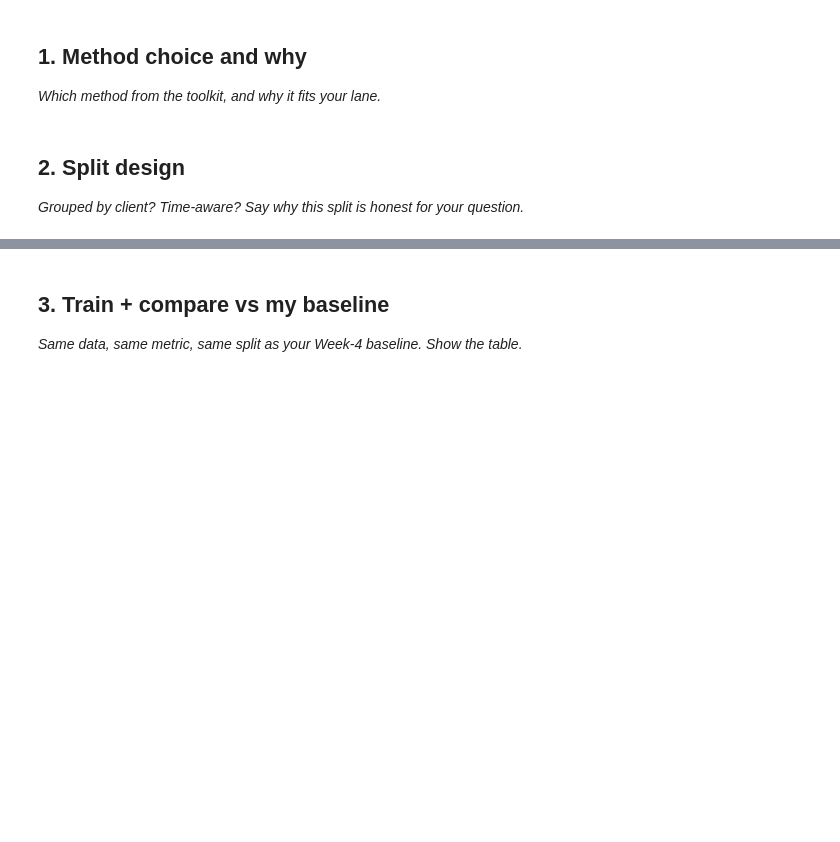
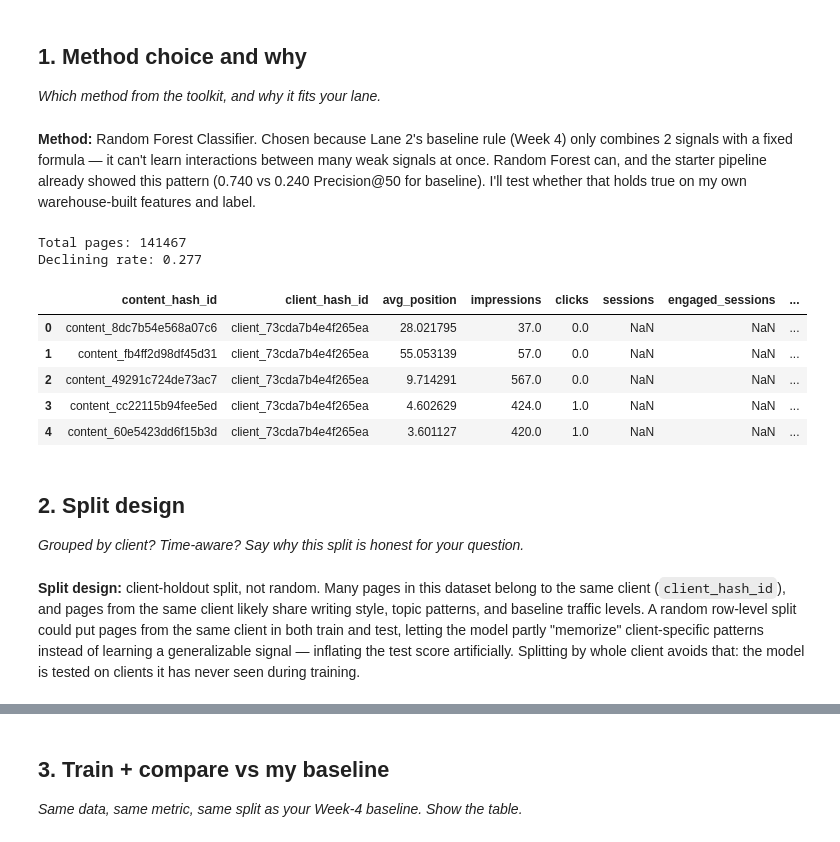
Before and after one commit to rifkiay/flyrank-ml-internship-starter, a Jupyter notebook: work/notebooks/w05_model.ipynb, the cells around one changed output, grey strips where cells are left out. Cells and saved outputs as stored; diff of their text form; code cells hidden in the pictures; blank space fills up the shorter version.

Commit message:
complete week 5

```diff
--- a/work/notebooks/w05_model.ipynb
+++ b/work/notebooks/w05_model.ipynb
@@ -16,3 +13,79 @@ This skeleton is yours to fill. Work the sections **in order** — each one has
+# %% [markdown]
+**Method:** Random Forest Classifier. Chosen because Lane 2's baseline rule (Week 4) only combines 2 signals with a fixed formula — it can't learn interactions between many weak signals at once. Random Forest can, and the starter pipeline already showed this pattern (0.740 vs 0.240 Precision@50 for baseline). I'll test whether that holds true on my own warehouse-built features and label.
+# %%
+# This cell is for CODE (numbers, a query, a check).
+# Write your text answer in the cell ABOVE this one — typing sentences here breaks Run All.
+import duckdb
+import os
+from dotenv import load_dotenv
+import pandas as pd
+
+load_dotenv()
+hf_token = os.getenv("HF_TOKEN")
+
+con = duckdb.connect()
+con.execute(f"CREATE SECRET (TYPE huggingface, TOKEN '{hf_token}')")
+
+rel = "hf://datasets/FlyRank/internship-warehouse"
+month_path = f"{rel}/fact_content_daily_performance/month=2026-03/*.parquet"
+
+# FEATURE window: March 1-15 (what the model can see)
+features_raw = con.sql(f"""
+SELECT
+    content_hash_id,
+    client_hash_id,
+    AVG(gsc_avg_position) AS avg_position,
+    SUM(gsc_impressions) AS impressions,
+    SUM(gsc_clicks) AS clicks,
+    SUM(ga4_sessions) AS sessions,
+    SUM(ga4_engaged_sessions) AS engaged_sessions,
+    SUM(scroll_events) AS scroll_events,
+    SUM(ga4_pageviews) AS pageviews,
+    SUM(sessions_ai) AS ai_sessions
+FROM read_parquet('{month_path}')
+WHERE gsc_data_available IS TRUE
+  AND report_date BETWEEN '2026-03-01' AND '2026-03-15'
+GROUP BY content_hash_id, client_hash_id
+HAVING SUM(gsc_impressions) > 0
+""").df()
+
+# LABEL window: March 16-31 (what we're trying to predict, never fed as a feature)
+label_raw = con.sql(f"""
+SELECT
+    content_hash_id,
+    SUM(gsc_impressions) AS impressions_label_window
+FROM read_parquet('{month_path}')
+WHERE gsc_data_available IS TRUE
+  AND report_date BETWEEN '2026-03-16' AND '2026-03-31'
+GROUP BY content_hash_id
+""").df()
+
+# Merge: only keep pages present in BOTH windows
+data = features_raw.merge(label_raw, on="content_hash_id", how="inner")
+
+# Build features (ratios, safe against division by zero)
+data["ctr"] = (data["clicks"] / data["impressions"] * 100).fillna(0)
+data["engagement_rate"] = (data["engaged_sessions"] / data["sessions"].replace(0, pd.NA)).fillna(0)
+data["scroll_rate"] = (data["scroll_events"] / data["pageviews"].replace(0, pd.NA)).fillna(0)
+data["ai_session_ratio"] = (data["ai_sessions"] / data["sessions"].replace(0, pd.NA)).fillna(0)
+
+# Build the label: did impressions drop >20% from feature window to label window?
+data["is_declining"] = (
+    data["impressions_label_window"] < data["impressions"] * 0.8
+).astype(int)
+
+print("Total pages:", len(data))
+print("Declining rate:", data["is_declining"].mean().round(3))
+data.head()
+# %% [output]
+Total pages: 141467
+Declining rate: 0.277
+|  | content_hash_id | client_hash_id | avg_position | impressions | clicks | sessions | engaged_sessions | ... |
+| 0 | content_8dc7b54e568a07c6 | client_73cda7b4e4f265ea | 28.021795 | 37.0 | 0.0 | NaN | NaN | ... |
+| 1 | content_fb4ff2d98df45d31 | client_73cda7b4e4f265ea | 55.053139 | 57.0 | 0.0 | NaN | NaN | ... |
+| 2 | content_49291c724de73ac7 | client_73cda7b4e4f265ea | 9.714291 | 567.0 | 0.0 | NaN | NaN | ... |
+| 3 | content_cc22115b94fee5ed | client_73cda7b4e4f265ea | 4.602629 | 424.0 | 1.0 | NaN | NaN | ... |
+| 4 | content_60e5423dd6f15b3d | client_73cda7b4e4f265ea | 3.601127 | 420.0 | 1.0 | NaN | NaN | ... |
 # %% [markdown]
 ## 2. Split design
 
@@ -22,0 +93,2 @@ This skeleton is yours to fill. Work the sections **in order** — each one has
+# %% [markdown]
+**Split design:** client-holdout split, not random. Many pages in this dataset belong to the same client (`client_hash_id`), and pages from the same client likely share writing style, topic patterns, and baseline traffic levels. A random row-level split could put pages from the same client in both train and test, letting the model partly "memorize" client-specific patterns instead of learning a generalizable signal — inflating the test score artificially. Splitting by whole client avoids that: the model is tested on clients it has never seen during training.
```
Also changed, not shown: parts of 12 cells of this notebook.
